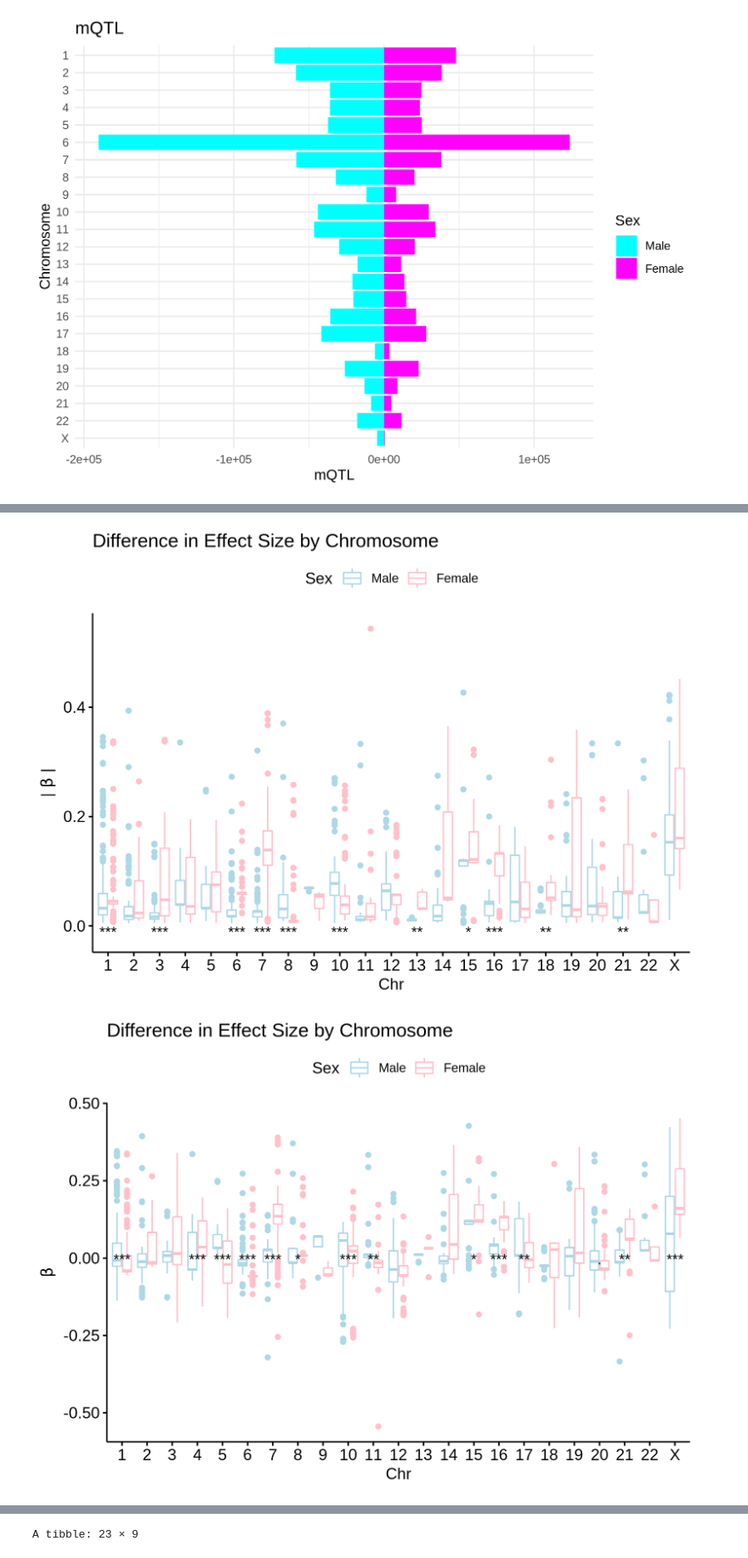
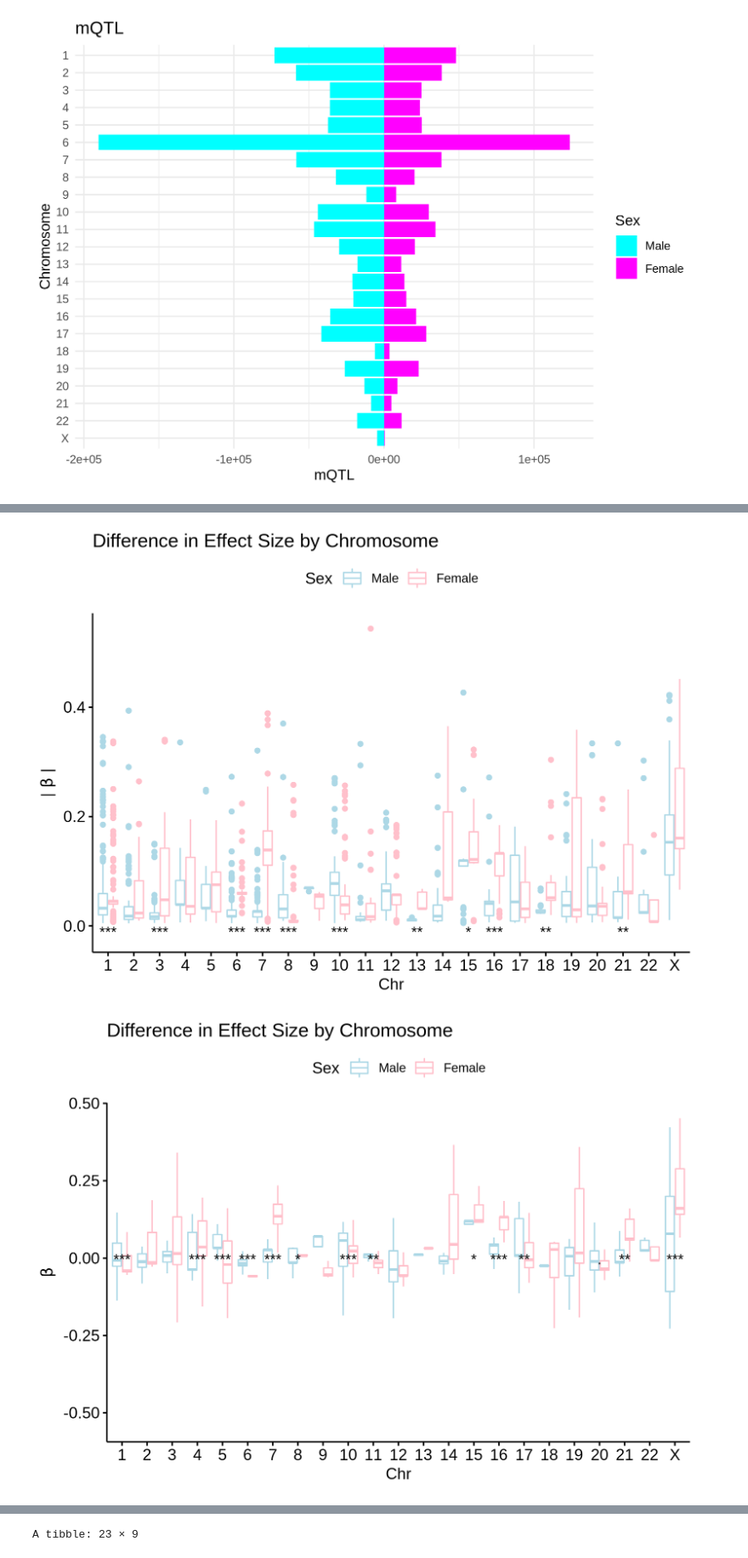
Before and after one commit to wilcas/sex_specific_mQTL, a Jupyter notebook: delahaye_mQTL_analyses/bonf_mQTL_exploration.ipynb, the cells around one changed output, grey strips where cells are left out. Shown at 85% size. Saved outputs shown, nothing was run; the diff lists cells and outputs as text; code cells hidden in the pictures.

```diff
--- a/delahaye_mQTL_analyses/bonf_mQTL_exploration.ipynb
+++ b/delahaye_mQTL_analyses/bonf_mQTL_exploration.ipynb
@@ -265,7 +265,8 @@ ggboxplot(
     x="Chr",
     y='b',
     color="Sex",
-    palette=c("light blue", "pink")
+    palette=c("light blue", "pink"),
+    outlier.shape=NA
 ) +
     stat_compare_means(aes(group=Sex,label=signif.num(..p.adj..)),label.y=-0.02,hide.ns = T)+
     labs(y=bquote(beta), title="Difference in Effect Size by Chromosome")
@@ -285,7 +286,8 @@ ggboxplot(
     x="Sex",
     y='b',
     color="Sex",
-    palette=c("light blue", "pink")
+    palette=c("light blue", "pink"),
+    outlier.shape=NA
 ) +
     stat_compare_means()+
     labs(y=bquote(beta), title="Difference in Effect Size Across Chromosomes")
@@ -301,6 +295,6 @@ The following object is masked from ‘package:VennDiagram’:
 Don't know how to automatically pick scale for object of type noquote. Defaulting to continuous.
 
 Don't know how to automatically pick scale for object of type noquote. Defaulting to continuous.
 [figure]
-[figure, old version]
+[figure, new version]
 [figure]
```
Also changed, not shown: parts of 1 cell of this notebook, 1 other file.
